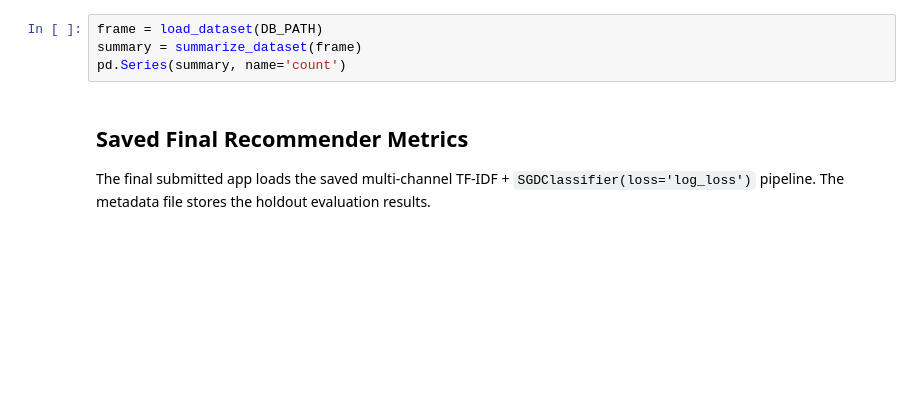
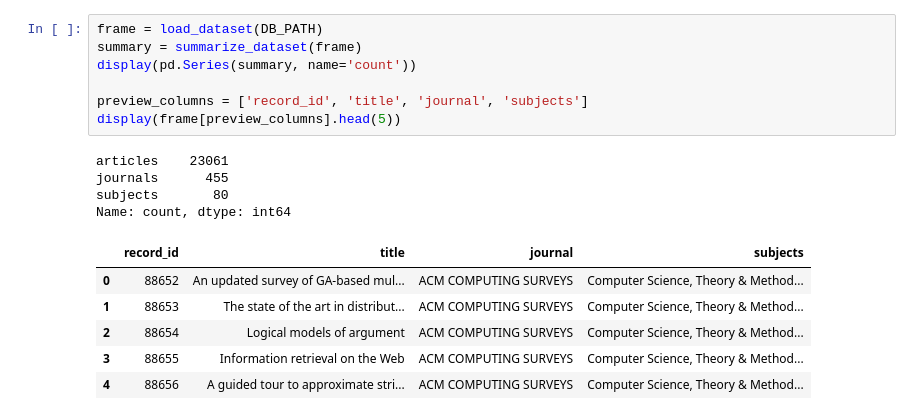
Before and after one commit to walterbishop67/data_mining_hw2, a Jupyter notebook: notebooks/20210808053_Final_Project.ipynb, the cells around one changed output. Saved outputs shown, nothing was run; the diff lists cells and outputs as text; blank space fills up the shorter version.

```diff
--- a/notebooks/20210808053_Final_Project.ipynb
+++ b/notebooks/20210808053_Final_Project.ipynb
@@ -37,8 +70,18 @@ The project uses the converted SQLite database `CompSciencePub.sqlite`. The load
 # %%
 frame = load_dataset(DB_PATH)
 summary = summarize_dataset(frame)
-pd.Series(summary, name='count')
+display(pd.Series(summary, name='count'))
+
+preview_columns = ['record_id', 'title', 'journal', 'subjects']
+display(frame[preview_columns].head(5))
+# %% [output]
+articles    23061
+journals      455
+subjects       80
+Name: count, dtype: int64
+|  | record_id | title | journal | subjects |
+| 0 | 88652 | An updated survey of GA-based mul... | ACM COMPUTING SURVEYS | Computer Science, Theory & Method... |
+| 1 | 88653 | The state of the art in distribut... | ACM COMPUTING SURVEYS | Computer Science, Theory & Method... |
+| 2 | 88654 | Logical models of argument | ACM COMPUTING SURVEYS | Computer Science, Theory & Method... |
+| 3 | 88655 | Information retrieval on the Web | ACM COMPUTING SURVEYS | Computer Science, Theory & Method... |
+| 4 | 88656 | A guided tour to approximate stri... | ACM COMPUTING SURVEYS | Computer Science, Theory & Method... |
-# %% [markdown]
-## Saved Final Recommender Metrics
-
-The final submitted app loads the saved multi-channel TF-IDF + `SGDClassifier(loss='log_loss')` pipeline. The metadata file stores the holdout evaluation results.
```
Also changed, not shown: parts of 21 cells of this notebook.
